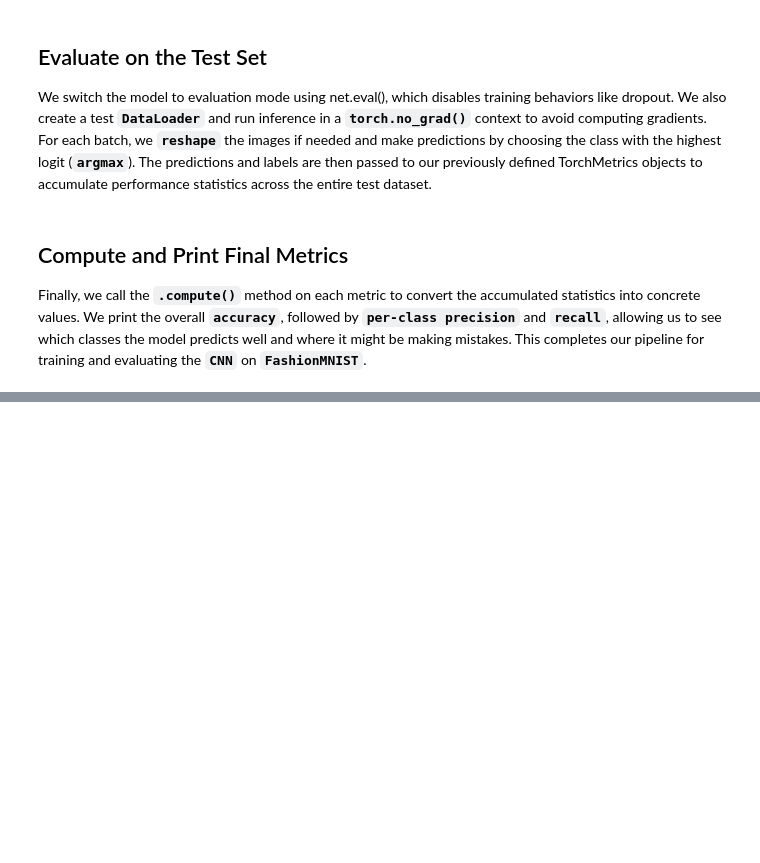
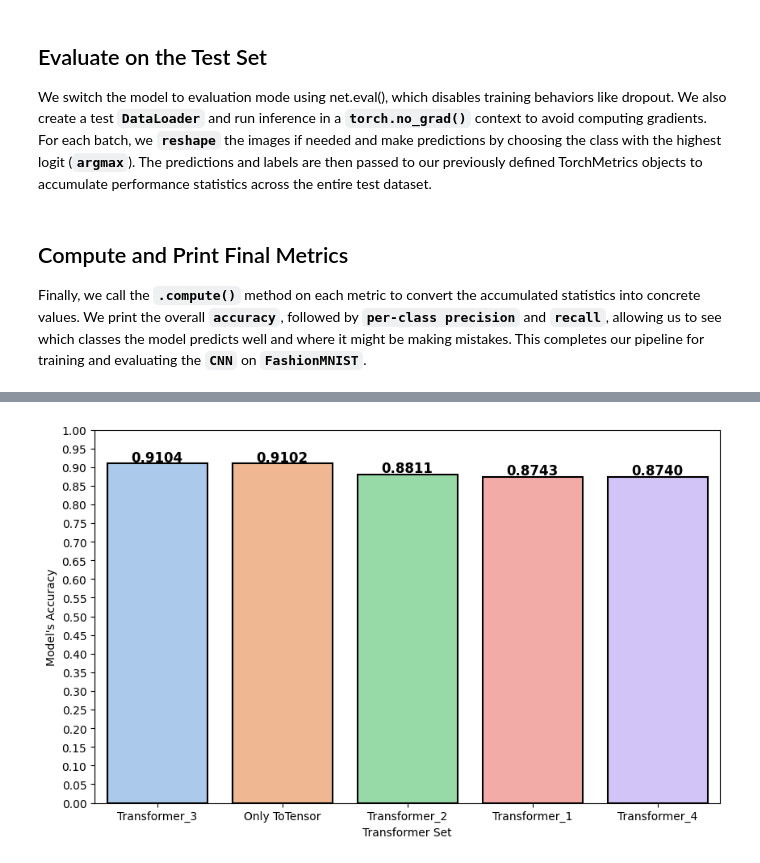
Before and after one commit to WasinYok/AutoTag-with-CNN, a Jupyter notebook: Cloth_tagging_with_CNN.ipynb, the cells around one changed output, grey strips where cells are left out. Saved outputs shown, nothing was run; the diff lists cells and outputs as text; code cells hidden in the pictures; blank space fills up the shorter version.

```diff
--- a/Cloth_tagging_with_CNN.ipynb
+++ b/Cloth_tagging_with_CNN.ipynb
@@ -355,0 +489,4 @@ Ankle boot : 0.9400
+# %%
+df_accuracy = pd.DataFrame(columns=["Transformer Set", "Model's Accuracy"])
+
+df_accuracy
@@ -355,0 +495,15 @@ Ankle boot : 0.9400
+# %%
+n = 0
+
+for file, name in zip_list :
+    df = pd.read_csv(file)
+
+    precision_value = df.loc[10, "Precision"]
+
+    df_accuracy.loc[n, "Transformer Set"] = name
+
+    df_accuracy.loc[n, "Model's Accuracy"] = precision_value
+
+    n += 1
+
+df_accuracy
@@ -355,0 +563,27 @@ Ankle boot : 0.9400
+# %%
+# Set figure size
+plt.figure(figsize=(10, 6))
+
+# Create bar plot with custom colors and edge outlines
+sns.barplot(data = df_accuracy.sort_values(by= "Model's Accuracy", ascending= False),
+            x = "Transformer Set",
+            y = "Model's Accuracy",
+            hue = "Transformer Set",
+            palette = "pastel",
+            edgecolor = "black",
+            linewidth = 1.5)
+
+# Adjust y-axis ticks for better differentiation
+plt.yticks(ticks=np.arange(0, 1.05, 0.05))  # Adjust scale based on your data range
+
+# Add value labels on top of each bar
+for index, row in enumerate(df_accuracy["Model's Accuracy"].sort_values(ascending= False)):
+    plt.text(index, row + 0.005, f"{row:.4f}", ha='center', fontsize=12, fontweight='bold')
+
+# Remove legend (since hue is redundant)
+plt.legend([], [], frameon=False)
+
+# Show the improved plot
+plt.show()
+# %% [output]
+[figure, added]
```
Also changed, not shown: parts of 20 cells of this notebook, 6 other files.
